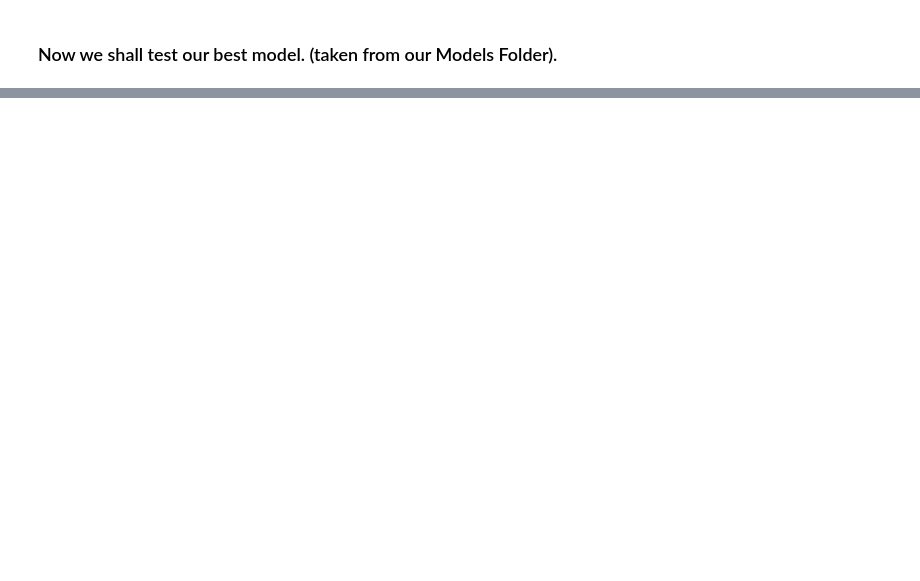
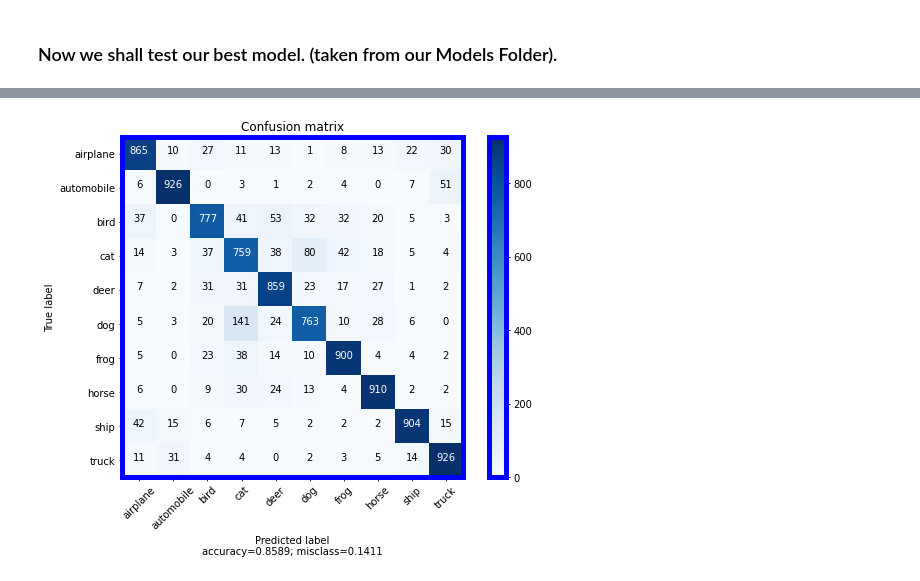
Before and after one commit to Jahnavi-Mantripragada/Deep_Learning_Image_Classification, a Jupyter notebook: BASIC_IMAGE_CLASSIFICATION_WITH_CNN_USING_KERAS.ipynb, the cells around one changed output, grey strips where cells are left out. Cells and saved outputs as stored; diff of their text form; code cells hidden in the pictures; blank space fills up the shorter version.

```diff
--- a/BASIC_IMAGE_CLASSIFICATION_WITH_CNN_USING_KERAS.ipynb
+++ b/BASIC_IMAGE_CLASSIFICATION_WITH_CNN_USING_KERAS.ipynb
@@ -51,6 +51,7 @@ Val_Y.shape
 # %%
 ## One HOT Encoding of Y
 Train_Y = keras.utils.to_categorical(Train_Y)
+test_Y = Val_Y
 Val_Y = keras.utils.to_categorical(Val_Y)
 # %%
 Train_Y.shape
@@ -263,0 +265,12 @@ see_results(Val_X,Val_Y,predictions)
+# %%
+from sklearn.metrics import confusion_matrix
+predictions = np.argmax(predictions,axis=1)
+Actual = []
+Predictions = []
+for i in predictions:
+  Predictions.append(class_names[i])
+for j in test_Y:
+  Actual.append(class_names[j[0]])
+#print(Predictions,Actual)
+#print([l not in  for l in class_names])
+cm = confusion_matrix(Actual,Predictions, labels=class_names)
@@ -263,0 +291,54 @@ see_results(Val_X,Val_Y,predictions)
+# %%
+
+import numpy as np
+
+# https://www.kaggle.com/grfiv4/plot-a-confusion-matrix
+def plot_confusion_matrix(cm,
+                          target_names,
+                          title='Confusion matrix',
+                          cmap=None,
+                          normalize=True):
+    import matplotlib.pyplot as plt
+    import numpy as np
+    import itertools
+
+    accuracy = np.trace(cm) / float(np.sum(cm))
+    misclass = 1 - accuracy
+
+    if cmap is None:
+        cmap = plt.get_cmap('Blues')
+
+    plt.figure(figsize=(8, 6))
+    plt.imshow(cm, interpolation='nearest', cmap=cmap)
+    plt.title(title)
+    plt.colorbar()
+
+    if target_names is not None:
+        tick_marks = np.arange(len(target_names))
+        plt.xticks(tick_marks, target_names, rotation=45)
+        plt.yticks(tick_marks, target_names)
+
+    if normalize:
+        cm = cm.astype('float') / cm.sum(axis=1)[:, np.newaxis]
+
+
+    thresh = cm.max() / 1.5 if normalize else cm.max() / 2
+    for i, j in itertools.product(range(cm.shape[0]), range(cm.shape[1])):
+        if normalize:
+            plt.text(j, i, "{:0.4f}".format(cm[i, j]),
+                     horizontalalignment="center",
+                     color="white" if cm[i, j] > thresh else "black")
+        else:
+            plt.text(j, i, "{:,}".format(cm[i, j]),
+                     horizontalalignment="center",
+                     color="white" if cm[i, j] > thresh else "black")
+
+
+    plt.tight_layout()
+    plt.ylabel('True label')
+    plt.xlabel('Predicted label\naccuracy={:0.4f}; misclass={:0.4f}'.format(accuracy, misclass))
+    plt.show()
+plt.rcParams["axes.edgecolor"] = 'blue'
+plot_confusion_matrix(cm,class_names,normalize=False)
+# %% [output]
+[figure, added]
```
Also changed, not shown: parts of 7 cells of this notebook.
